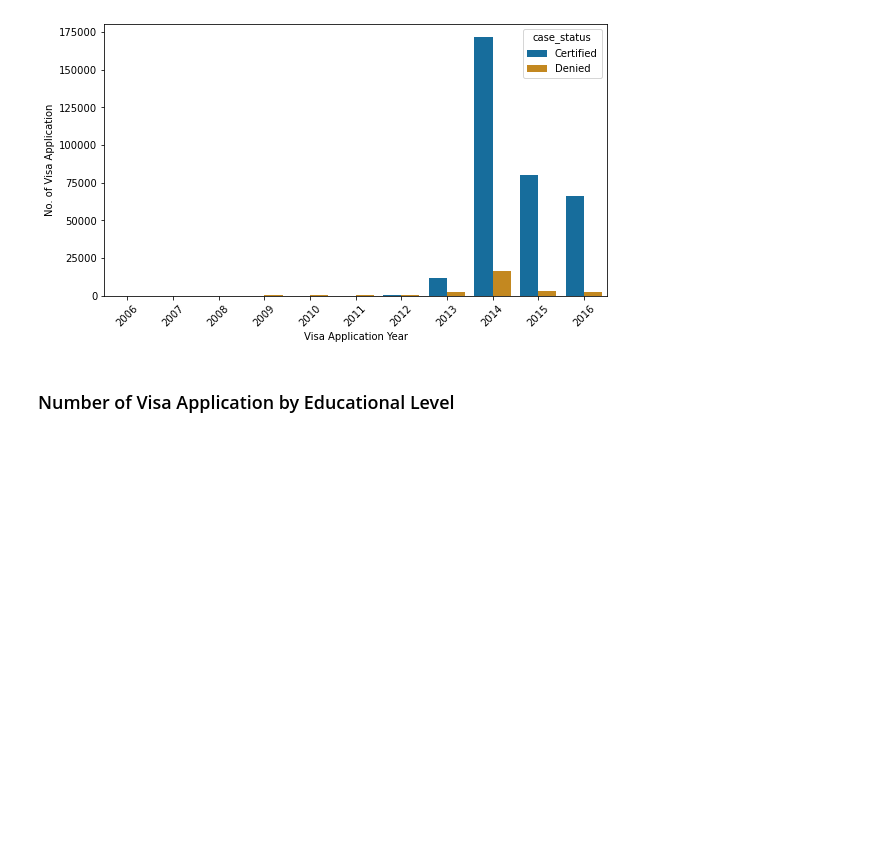
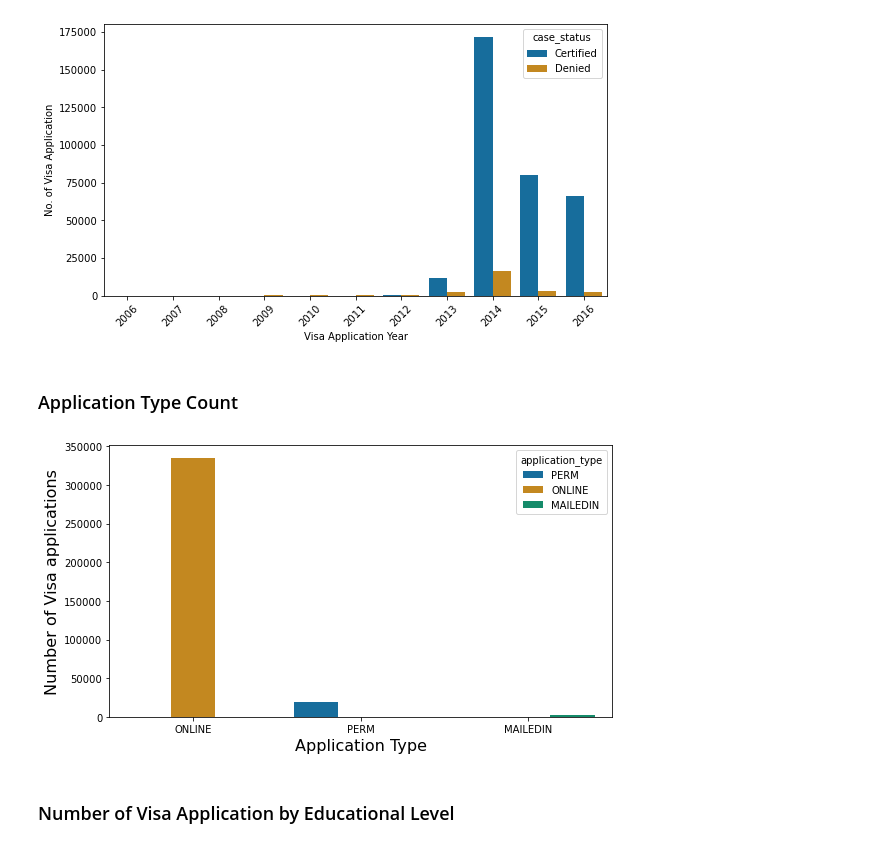
Before and after one commit to luAdenir/Employment_Visa, a Jupyter notebook: preprocessing.ipynb, the cells around one changed output. Saved outputs shown, nothing was run; the diff lists cells and outputs as text; code cells hidden in the pictures; blank space fills up the shorter version.

```diff
--- a/preprocessing.ipynb
+++ b/preprocessing.ipynb
@@ -577,6 +649,19 @@ ax.set(xlabel='Visa Application Year', ylabel='No. of Visa Application')
 fig.savefig(r'/Users/lucilleadenir/Desktop/Classwork/Final_Project/Green_Card/Figures/case_year')
 # %% [output]
 [figure]
+# %% [markdown]
+### Application Type Count
+# %%
+fig, ax = plt.subplots()
+fig.set_size_inches(9,5)
+sns.set_context(rc={"font.size":10, "axes.labelsize":16})
+sns.countplot(x="application_type",hue= "application_type",data=df1,
+               palette = sns.color_palette("colorblind"),
+               order=df1.application_type.value_counts().iloc[:10].index)
+ax.set(xlabel="Application Type", ylabel='Number of Visa applications')
+fig.savefig(r'/Users/lucilleadenir/Desktop/Classwork/Final_Project/Green_Card/Figures/application_type')
+# %% [output]
+[figure, added]
 # %% [markdown]
 ### Number of Visa Application by Educational Level
 # %%
```
Also changed, not shown: parts of 23 cells of this notebook, 8 other files.
